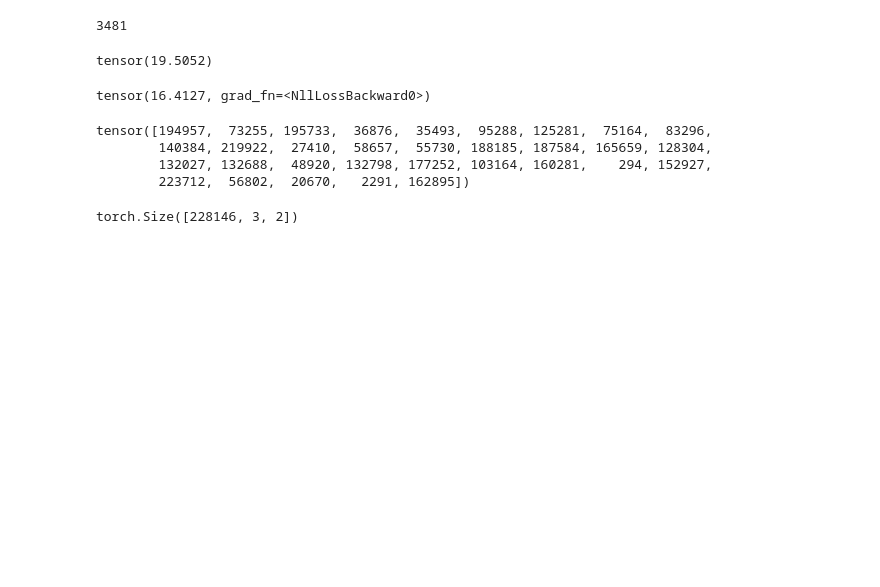
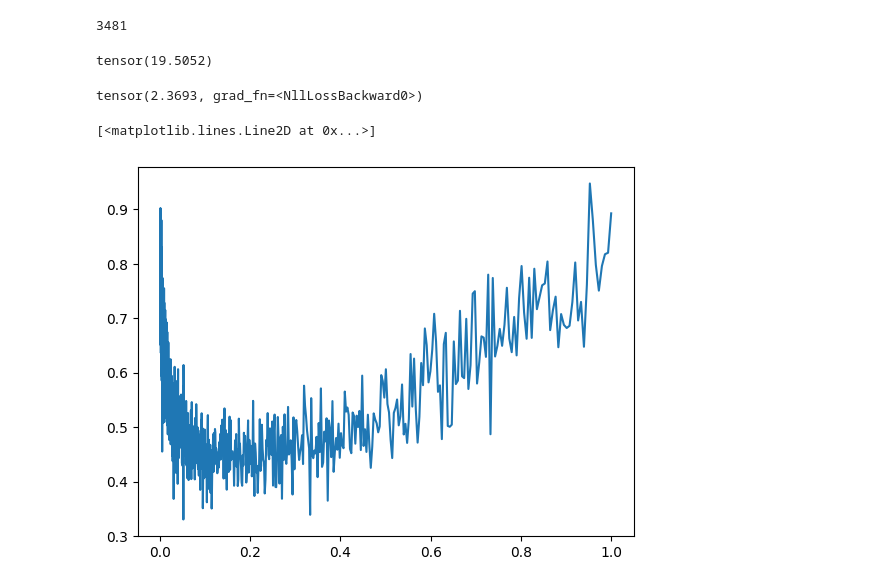
Before and after one commit to nabeelalikhan0/Deep-Learning, a Jupyter notebook: micrograd/Building makemore Part 2 MLP.ipynb, the cells around one changed output. Saved outputs shown, nothing was run; the diff lists cells and outputs as text; code cells hidden in the pictures; blank space fills up the shorter version.

```diff
--- a/micrograd/Building makemore Part 2 MLP.ipynb
+++ b/micrograd/Building makemore Part 2 MLP.ipynb
@@ -144,8 +169,8 @@ lre = torch.linspace(-3,1,1000)
 lrs = 10**lre
 # %%
-lri = []
-lossi = []
-for i in range(100):
+# lri = []
+# lossi = []
+for i in range(10000):
 
     # minibatch construct
     ix = torch.randint(0,X.shape[0],(32,))
@@ -164,26 +189,26 @@ for i in range(100):
 
     loss.backward()
 
-    lr = lrs[i]
+    # lr = lrs[i]
+    lr = 0.001
     for p in parameters:
         p.data += -lr * p.grad
 
-    lri.append(lr)
-    lossi.append(loss.item())
+    # lri.append(lr)
+    # lossi.append(loss.log10().item())
 
     # print(loss.item())
+# %%
+# Forward Pass
+emb = C[X] # 32,3,2
+h = torch.tanh(emb.view(-1,6) @ W1 + b1) # (32,100)
+logits = h @ W2 + b2
+loss = F.cross_entropy(logits,Y)
+loss
+# %% [output]
+tensor(2.3693, grad_fn=<NllLossBackward0>)
 # %%
-loss
+plt.plot(lri,lossi)
 # %% [output]
-tensor(16.4127, grad_fn=<NllLossBackward0>)
+[<matplotlib.lines.Line2D at 0x...>]
+[figure, added]
-# %%
-torch.randint(0,X.shape[0],(32,))
-# %% [output]
-tensor([194957,  73255, 195733,  36876,  35493,  95288, 125281,  75164,  83296,
-        140384, 219922,  27410,  58657,  55730, 188185, 187584, 165659, 128304,
-        132027, 132688,  48920, 132798, 177252, 103164, 160281,    294, 152927,
-        223712,  56802,  20670,   2291, 162895])
-# %%
-emb.shape
-# %% [output]
-torch.Size([228146, 3, 2])
```
Also changed, not shown: parts of 11 cells of this notebook.
